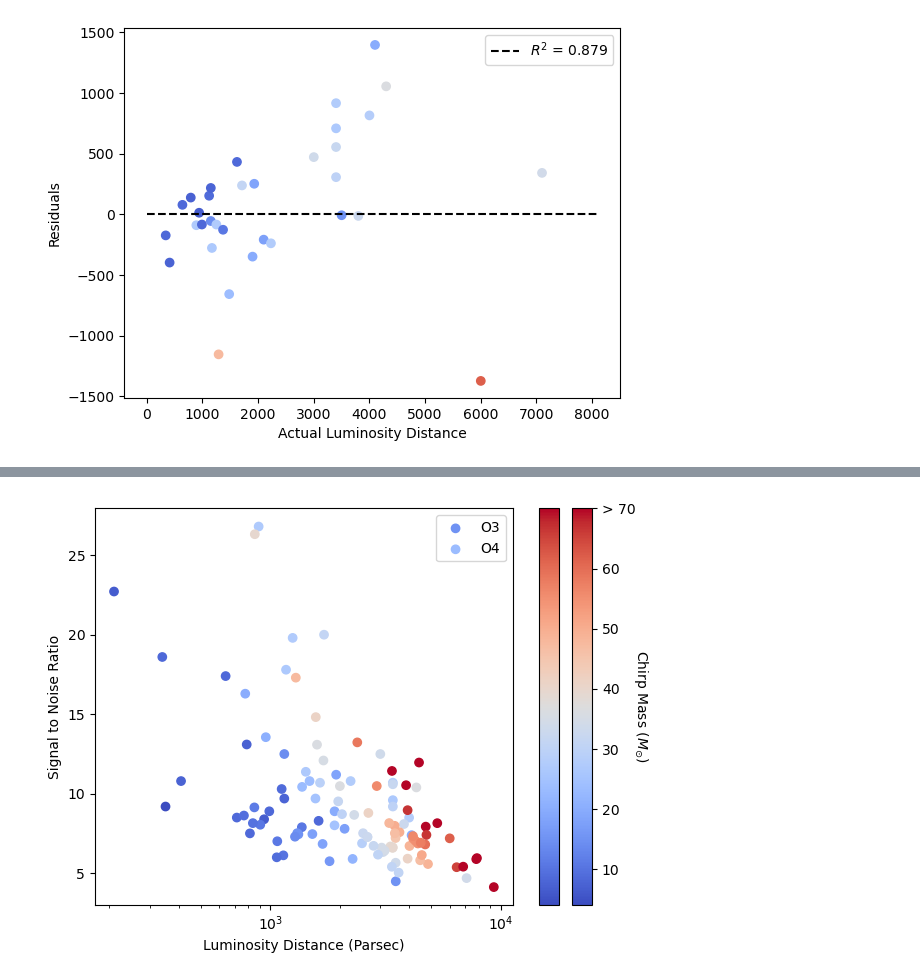
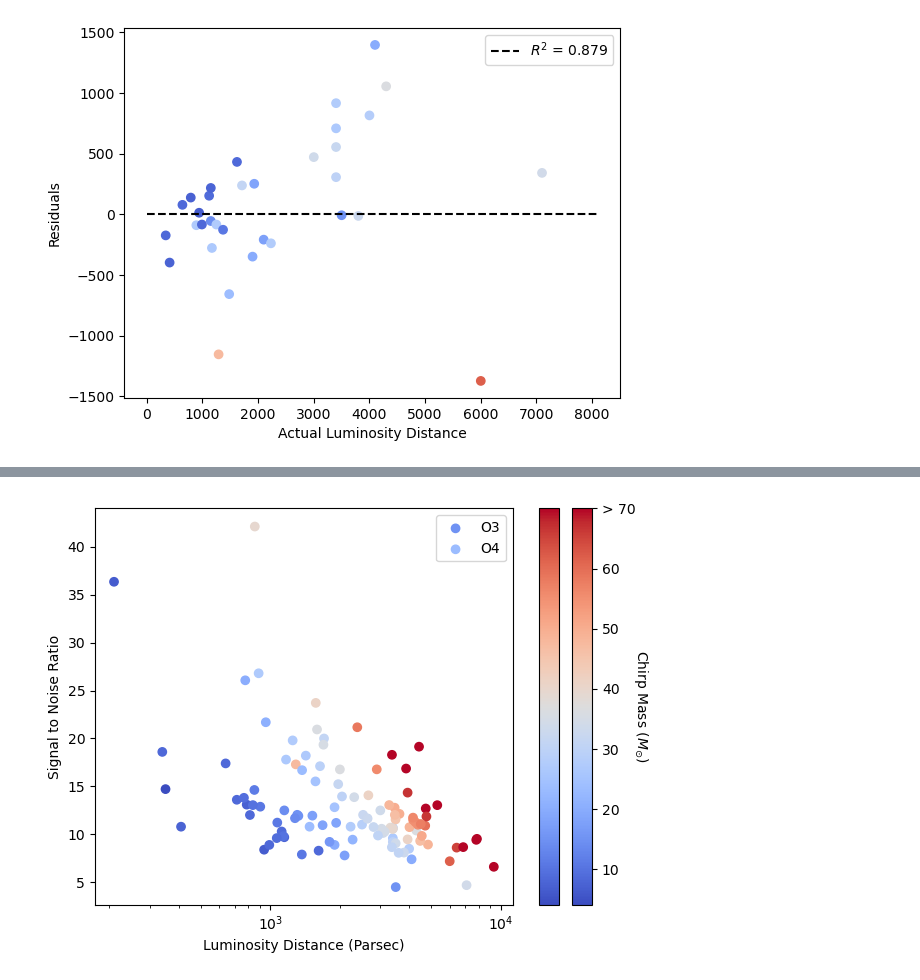
Before and after one commit to AndrewValentini/Gravitational-Waves-Research-23-24, a Jupyter notebook: Data Analysis/Graphs.ipynb, the cells around one changed output, grey strips where cells are left out. Saved outputs shown, nothing was run; the diff lists cells and outputs as text; code cells hidden in the pictures.

```diff
--- a/Data Analysis/Graphs.ipynb
+++ b/Data Analysis/Graphs.ipynb
@@ -198,13 +237,13 @@ plt.show()
 # %%
 plot_sub_O3 = sub_O3
 plot_sub_O4 = sub_O4
-include_O3_colorbar = False
+include_O3_colorbar = True
 include_O4_colorbar = True
 
 include_O3_colorbar_ticks = False
 include_O3_colorbar_label = False
-include_O3_greater_then_tick = True
-include_O4_colorbar_ticks = True
+include_O3_greater_then_tick = include_greater_then_tick
+include_O4_colorbar_ticks = include_greater_then_tick
 
 y_scale = "linear"
 x_scale = "linear"
@@ -214,7 +253,7 @@ x_label = "Luminosity Distance (Parsec)"
 y_label = "Signal to Noise Ratio"
 # %%
 def predict_luminosity_distance(df, m, b, c):
-    return (np.e ** b) * (df['chirp_mass'] ** m) / (c * df['snr'])
+    return (np.e ** b) * (df[O3_mass_val] ** m) / (c * df['snr'])
 
 predicted_O4_luminosity_distances = predict_luminosity_distance(plot_sub_O4, m_DL, b_DL, O4_SNR_scale_factor)
 
@@ -224,7 +263,7 @@ O3_ticks = list(range(int(O4_colormap_range[0] - O4_colormap_range[0] % 10), int
 fig, (ax1, ax2) = plt.subplots(1, 2, figsize=(10, 5), dpi=110, sharex=True, sharey=True)
 fig.add_subplot(111, frameon=False)
 
-sc = ax1.scatter(plot_sub_O3["luminosity_distance"], plot_sub_O3["snr"], c = plot_sub_O3["chirp_mass"], cmap=O3_colormap, vmin=O3_colormap_range[0], vmax=O3_colormap_range[1])
+sc = ax1.scatter(plot_sub_O3["luminosity_distance"], plot_sub_O3["snr"], c = plot_sub_O3[O3_mass_val], cmap=O3_colormap, vmin=O3_colormap_range[0], vmax=O3_colormap_range[1])
 ax1.set_title("O3")
 ax1.set_xscale(x_scale)
 
@@ -239,9 +278,9 @@ if include_O3_colorbar:
         cbar1.set_ticks([])
     if include_O3_colorbar_label:
         cbar1.ax.get_yaxis().labelpad = 10
-        cbar1.ax.set_ylabel('Chirp Mass ($M_{\odot}$)', rotation=270)
+        cbar1.ax.set_ylabel(f"{mass_val_name} " + "($M_{\odot}$)", rotation=270)
 
-sc = ax2.scatter(predicted_O4_luminosity_distances, plot_sub_O4["snr"], c = plot_sub_O4["chirp_mass"], cmap=O4_colormap, vmin=O4_colormap_range[0], vmax=O4_colormap_range[1])
+sc = ax2.scatter(predicted_O4_luminosity_distances, plot_sub_O4["snr"], c = plot_sub_O4[O3_mass_val], cmap=O4_colormap, vmin=O4_colormap_range[0], vmax=O4_colormap_range[1])
 
 ax2.set_title("O4")
 ax2.set_xscale(x_scale)
@@ -255,7 +294,7 @@ if include_O4_colorbar:
     else:
         cbar2 = plt.colorbar(sc, ax=ax2)
     cbar2.ax.get_yaxis().labelpad = 10
-    cbar2.ax.set_ylabel('Chirp Mass ($M_{\odot}$)', rotation=270)
+    cbar2.ax.set_ylabel(f"{mass_val_name} " + "($M_{\odot}$)", rotation=270)
     plt.tick_params(labelcolor='none', which='both', top=False, bottom=False, left=False, right=False)
 
 plt.yscale(y_scale)
@@ -273,7 +312,7 @@ plt.show()
 # %%
 include_O3_colorbar = True
 include_O4_colorbar = True
-include_O4_colorbar_ticks = True
+include_O4_colorbar_ticks = include_greater_then_tick
 
 y_scale = "linear"
 x_scale = "log"
@@ -282,35 +321,35 @@ title = None
 x_label = "Luminosity Distance (Parsec)"
 y_label = "Signal to Noise Ratio"
 # %%
-sc1 = plt.scatter(plot_sub_O3["luminosity_distance"], plot_sub_O3["snr"], c = plot_sub_O3["chirp_mass"], cmap=O3_colormap, vmin=O3_colormap_range[0], vmax=O3_colormap_range[1], label="O3")
+sc1 = plt.scatter(plot_sub_O3["luminosity_distance"], plot_sub_O3["snr"], c = plot_sub_O3[O3_mass_val], cmap=O3_colormap, vmin=O3_colormap_range[0], vmax=O3_colormap_range[1], label="O3")
 
-sc2 = plt.scatter(predicted_O4_luminosity_distances, plot_sub_O4["snr"], c = plot_sub_O4["chirp_mass"], cmap=O4_colormap, vmin=O4_colormap_range[0], vmax=O4_colormap_range[1], label="O4")
+sc2 = plt.scatter(predicted_O4_luminosity_distances, plot_sub_O4["snr"] * O4_SNR_scale_factor, c = plot_sub_O4[O3_mass_val], cmap=O4_colormap, vmin=O4_colormap_range[0], vmax=O4_colormap_range[1], label="O4")
 if include_O4_colorbar:
     cbar2 = None
     if include_O4_colorbar_ticks:
         if include_O3_colorbar:
             cbar2 = plt.colorbar(sc2, ticks=O4_ticks, pad=-0.08)
         else:
             cbar2 = plt.colorbar(sc2, ticks=O4_ticks)
         cbar2.ax.set_yticklabels([str(t) for t in O4_ticks[0:-1]] + [f"> {O4_ticks[-1]}"])
     else:
         if include_O3_colorbar:
             cbar2 = plt.colorbar(sc2, pad=-0.08)
         else:
             cbar2 = plt.colorbar(sc2)
     cbar2.ax.get_yaxis().labelpad = 10
-    cbar2.ax.set_ylabel('Chirp Mass ($M_{\odot}$)', rotation=270)
+    cbar2.ax.set_ylabel(f"{mass_val_name} " + "($M_{\odot}$)", rotation=270)
 if include_O3_colorbar:
     cbar1 = plt.colorbar(sc1)
     cbar1.set_ticks([])
 
 plt.xscale(x_scale)
 plt.yscale(y_scale)
 
 plt.legend()
 plt.xlabel(x_label)
 plt.ylabel(y_label)
 plt.tight_layout()
 plt.show()
 # %% [output]
-[figure, old version]
+[figure, new version]
```
Also changed, not shown: parts of 12 cells of this notebook.
